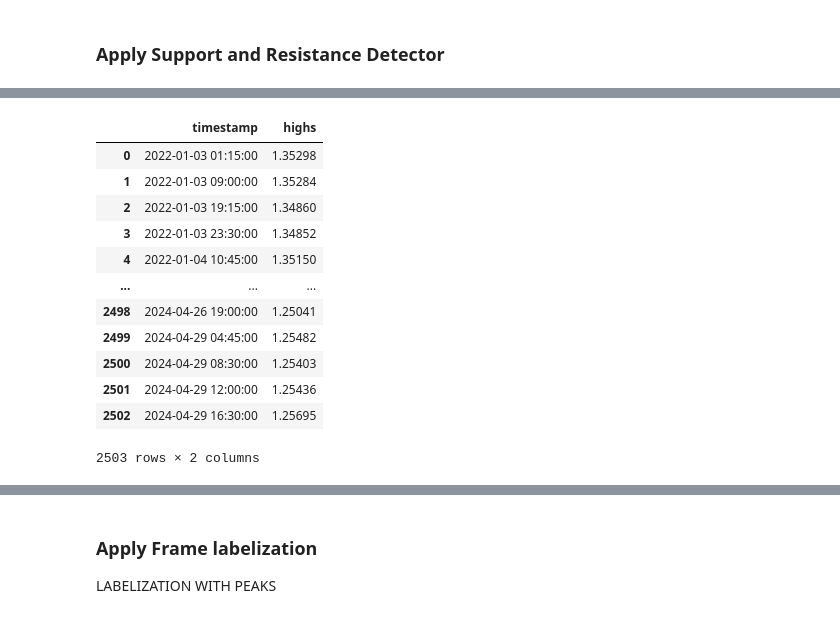
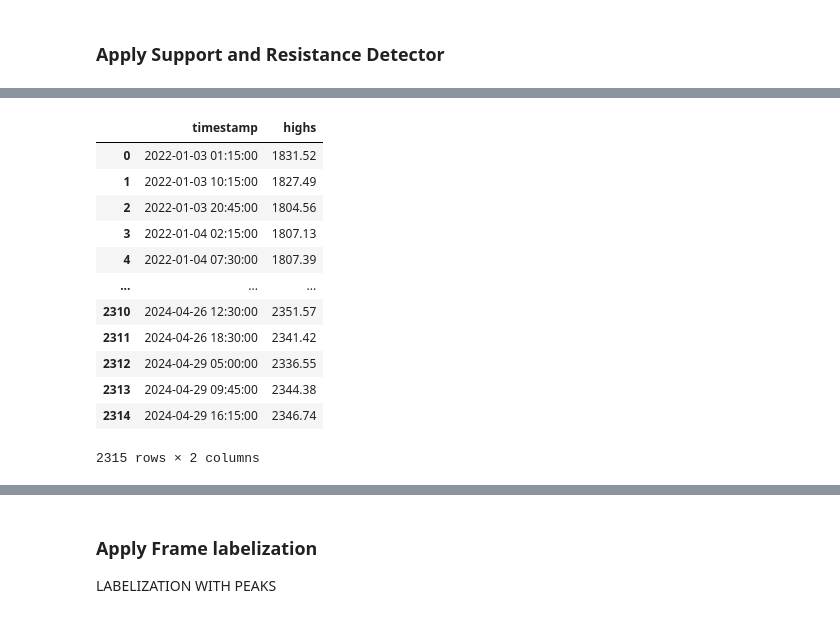
Before and after one commit to fortesenselabs/trade_flow, a Jupyter notebook: packages/tf_trade/notebooks/tft_model_experiments.ipynb, the cells around one changed output, grey strips where cells are left out. Saved outputs shown, nothing was run; the diff lists cells and outputs as text; code cells hidden in the pictures.

```diff
--- a/packages/tf_trade/notebooks/tft_model_experiments.ipynb
+++ b/packages/tf_trade/notebooks/tft_model_experiments.ipynb
@@ -1161,13 +1150,13 @@ Thus, the model is expected to predict up to 2 hours into the future using a 120
 Mins in a day = 24 * 60 * 60 = 93600
 # %%
 settings = {
-            "target_markets": ['EURUSD', 'GBPUSD', 'XAUUSD', 'XAGUSD', 'BTCUSD', 'ETHUSD', 'Step Index', 'Volatility 10 Index'],
+            "target_markets": ['XAUUSD', 'Step Index', 'Volatility 10 Index'], # ['EURUSD', 'GBPUSD', 'XAUUSD', 'XAGUSD', 'BTCUSD', 'ETHUSD', 'Step Index', 'Volatility 10 Index']
             "normalization_fit_type": "StandardScale",
             "normalization_fit_target": "all",
             "normalization_target": "close",
             "label_disparity": 0.075, # 0.025, 0.045, 0.055, 0.065, 0.075, 0.085, 0.095, 0.1
             "features_name": ['open', 'high', 'low', 'close', 'volume'], # ["ask", "bid", "high", "low", "moy_prev_day"],
-            "labels_name": ["buy", "sell", "neutral"], # ["buy", "sell", "neutral"] | ["buy", "sell", "wait"] | ["strong buy", "buy", "strong sell", "sell", "neutral"]
+            "labels_name": ["strong_buy", "buy", "strong_sell", "sell", "neutral"], # ["buy", "sell", "neutral"] | ["buy", "sell", "wait"] | ["strong buy", "buy", "strong sell", "sell", "neutral"]
             "is_balance": True,
             "split_train": 0.8,
             "split_test": 0.2,
@@ -1327,5 +1289,5 @@ for name, data in processed_data_results.items():
 # %%
-settings["features_name"] = processed_data_results['GBPUSD']['processed_df'].columns
+settings["features_name"] = processed_data_results[list(processed_data_results.keys())[0]]['processed_df'].columns.to_list()
 
 settings["features_name"]
 # %% [output]
@@ -1341,7 +1313,7 @@ Index(['open', 'high', 'low', 'close', 'tick_volume', 'spread', 'real_volume',
 # %%
 from trade_flow.indicators.support_and_resistance import OptimizedSupportResistanceIndicator
 
-df = processed_data_results['GBPUSD']['processed_df'].copy()
+df = processed_data_results[list(processed_data_results.keys())[0]]['processed_df'].copy()
 
 print("Dataset:", "\n")
 df
@@ -1411,16 +1384,17 @@ pd.DataFrame(support, columns=['timestamp', 'lows'])
 # %%
-pd.DataFrame(resistance, columns=['timestamp', 'highs'])
+resistance_df = pd.DataFrame(resistance, columns=['timestamp', 'highs'])
+resistance_df
 # %% [output]
 |  | timestamp | highs |
-| 0 | 2022-01-03 01:15:00 | 1.35298 |
-| 1 | 2022-01-03 09:00:00 | 1.35284 |
-| 2 | 2022-01-03 19:15:00 | 1.34860 |
-| 3 | 2022-01-03 23:30:00 | 1.34852 |
-| 4 | 2022-01-04 10:45:00 | 1.35150 |
+| 0 | 2022-01-03 01:15:00 | 1831.52 |
+| 1 | 2022-01-03 10:15:00 | 1827.49 |
+| 2 | 2022-01-03 20:45:00 | 1804.56 |
+| 3 | 2022-01-04 02:15:00 | 1807.13 |
+| 4 | 2022-01-04 07:30:00 | 1807.39 |
 | ... | ... | ... |
-| 2498 | 2024-04-26 19:00:00 | 1.25041 |
-| 2499 | 2024-04-29 04:45:00 | 1.25482 |
-| 2500 | 2024-04-29 08:30:00 | 1.25403 |
-| 2501 | 2024-04-29 12:00:00 | 1.25436 |
-| 2502 | 2024-04-29 16:30:00 | 1.25695 |
+| 2310 | 2024-04-26 12:30:00 | 2351.57 |
+| 2311 | 2024-04-26 18:30:00 | 2341.42 |
+| 2312 | 2024-04-29 05:00:00 | 2336.55 |
+| 2313 | 2024-04-29 09:45:00 | 2344.38 |
+| 2314 | 2024-04-29 16:15:00 | 2346.74 |
-2503 rows × 2 columns
+2315 rows × 2 columns
```
Also changed, not shown: parts of 74 cells of this notebook.
